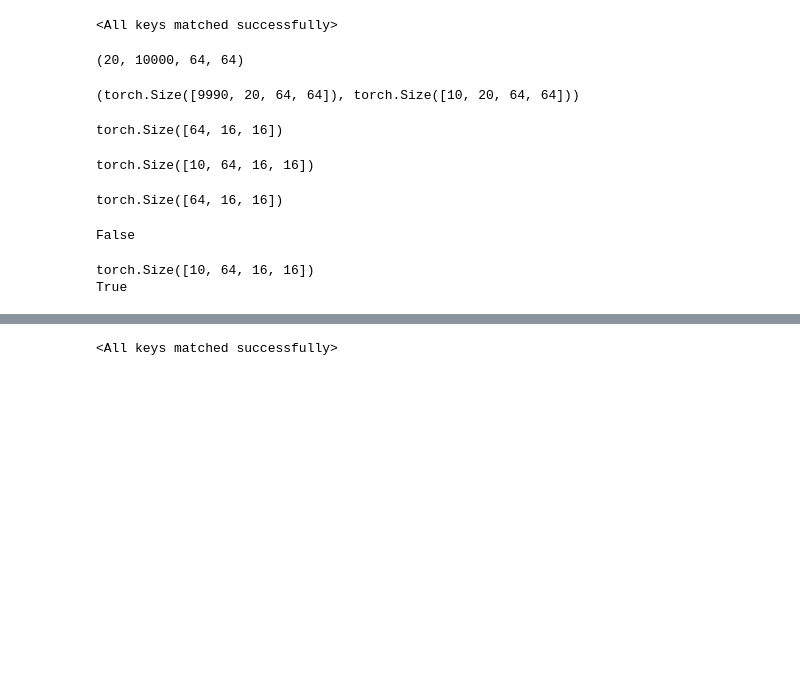
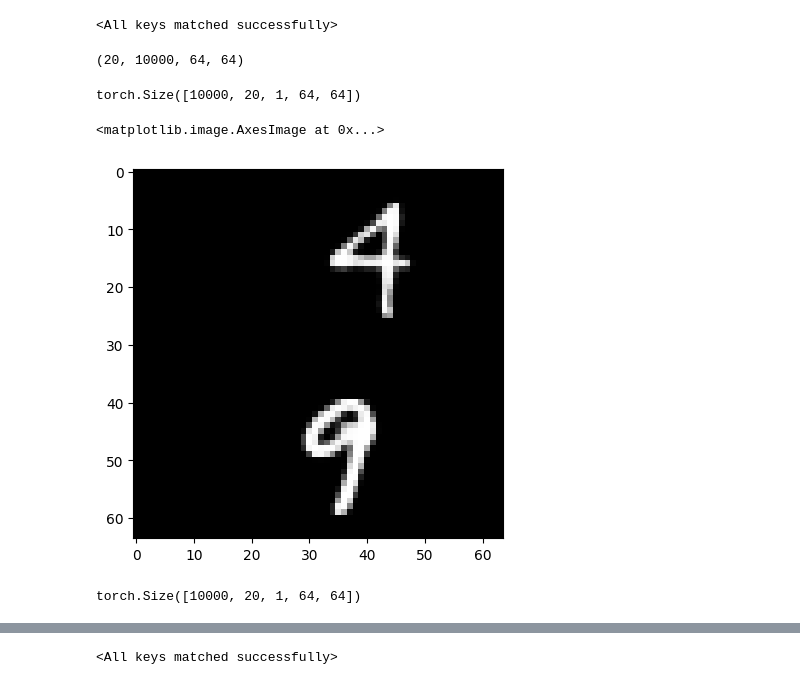
Before and after one commit to Ishushan02/Video-Generation-Flowing-MNIST, a Jupyter notebook: model-4-VQVAE.ipynb, the cells around one changed output, grey strips where cells are left out. Drawn from its saved outputs; the diff is of its cells as text; code cells hidden in the pictures; blank space fills up the shorter version.

```diff
--- a/model-4-VQVAE.ipynb
+++ b/model-4-VQVAE.ipynb
@@ -469,39 +466,28 @@ data = np.load("data/MovingMNIST/mnist_test_seq.npy")
 print(data.shape)
 data = np.transpose(data, (1, 0, 2, 3))
 data = torch.from_numpy(data).to(dtype=torch.float32)
-
-trainData, validationData = data[:9990], data[9990:]
-trainData.shape, validationData.shape
+data = data.unsqueeze(2)
+data.shape
 # %% [output]
 (20, 10000, 64, 64)
-(torch.Size([9990, 20, 64, 64]), torch.Size([10, 20, 64, 64]))
+torch.Size([10000, 20, 1, 64, 64])
-# %%
-out1 = modelA.encodeImage(trainData[0][0].unsqueeze(0).unsqueeze(0))
-out1 = out1.squeeze()
-out1.shape
-# %% [output]
-torch.Size([64, 16, 16])
-# %%
-out = modelA.encodeImage(trainData[0][:10].unsqueeze(1))
-print(out.shape)
-out[0].shape
-# %% [output]
-torch.Size([10, 64, 16, 16])
-torch.Size([64, 16, 16])
-# %%
-torch.equal(out1, out[0])
-# %% [output]
-False
-# %%
-with torch.no_grad():
-    modelA.eval()
-    out1 = modelA.encodeImage(trainData[0][0].unsqueeze(0).unsqueeze(0)).squeeze()
-    out = modelA.encodeImage(trainData[0][:10].unsqueeze(1))
-    print(out.shape)
-    print(torch.equal(out1, out[0]))
-# %% [output]
-torch.Size([10, 64, 16, 16])
-True
+# %%
+quantized_latents, decoderOut, codebook_loss, commitment_loss, encoding_indices, perplexity, diversity_loss = modelA(data[50][0].unsqueeze(0)/255.0)
+
+# B = encoding_indices.shape[0] // (16 * 16)
+indices = encoding_indices.view(1, 16, 16)
+embeddings = modelA.vector_quantize.codebook(indices)
+# print(embeddings.shape)
+z_q = embeddings.permute(0, 3, 1, 2).contiguous()
+with torch.no_grad():
+    recon_image = modelA.decodeImage(z_q)
+
+# recon_image.shape
+x = (recon_image * 255.0).squeeze().squeeze().detach().numpy()
+plt.imshow(x, cmap = 'gray')
+# %% [output]
+<matplotlib.image.AxesImage at 0x...>
+[figure, added]
 # %%
 # input_seqs = []
 # target_seqs = []
@@ -521,4 +507,8 @@ True
 
 # input_seqs = np.array(input_seqs)
 # target_seqs = np.array(target_seqs)
+# %%
+data.shape
+# %% [output]
+torch.Size([10000, 20, 1, 64, 64])
 # %%
```
Also changed, not shown: parts of 12 cells of this notebook.
